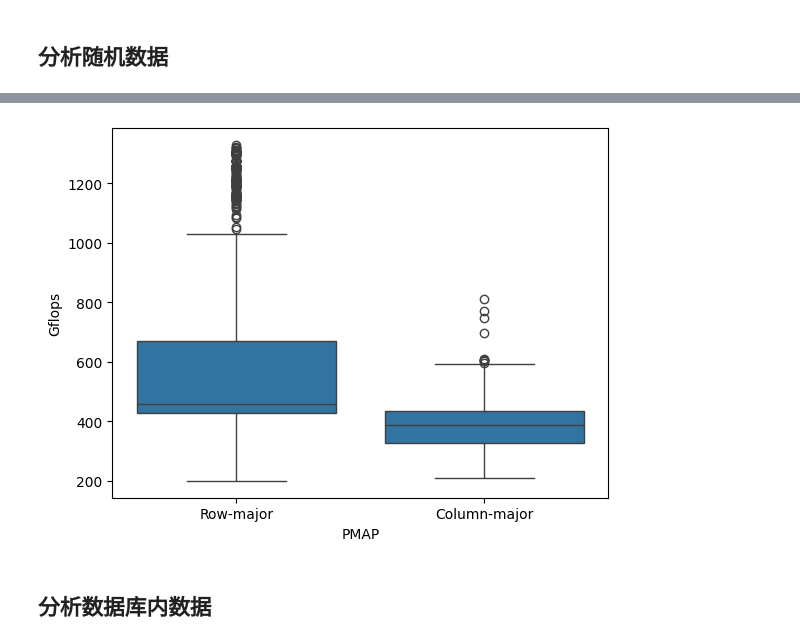
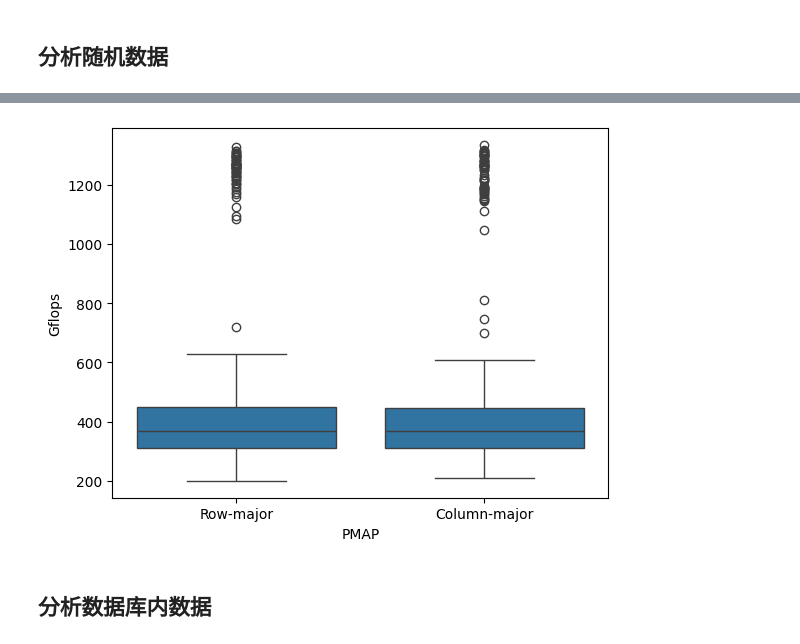
Before and after one commit to ClaudiaCumberbatch/BenchmarkOptimization, a Jupyter notebook: db/HPL_database.ipynb, the cells around one changed output, grey strips where cells are left out. Cells and saved outputs as stored; diff of their text form; code cells hidden in the pictures.

```diff
--- a/db/HPL_database.ipynb
+++ b/db/HPL_database.ipynb
@@ -184,25 +177,25 @@ df
 # %%
 import matplotlib.pyplot as plt
 import seaborn as sns
 
 # Assuming you have a connection to your database
 # conn = your_database_connection
 
 # Get data from 'table1' and 'random' where 'cores' equals 24
-query1 = "SELECT * FROM table1 WHERE cores = 24"
-df1 = pd.read_sql(query1, conn)
+# query1 = "SELECT * FROM table1 WHERE cores = 24"
+# df1 = pd.read_sql(query1, conn)
 
 query2 = "SELECT * FROM random WHERE cores = 24"
 df2 = pd.read_sql(query2, conn)
 
-df = pd.concat([df1, df2])
+# df = pd.concat([df1, df2])
 # Assuming 'Parameter1' should be on the x-axis and 'Parameter2' is the distribution
-sns.boxplot(x='PMAP', y='Gflops', data=df)
+sns.boxplot(x='PMAP', y='Gflops', data=df2)
 
 # Show the plot
 plt.show()
 # %% [output]
-[figure, old version]
+[figure, new version]
 # %% [markdown]
 ## 分析数据库内数据
 # %% [markdown]
```
Also changed, not shown: parts of 9 cells of this notebook, 6 other files.
